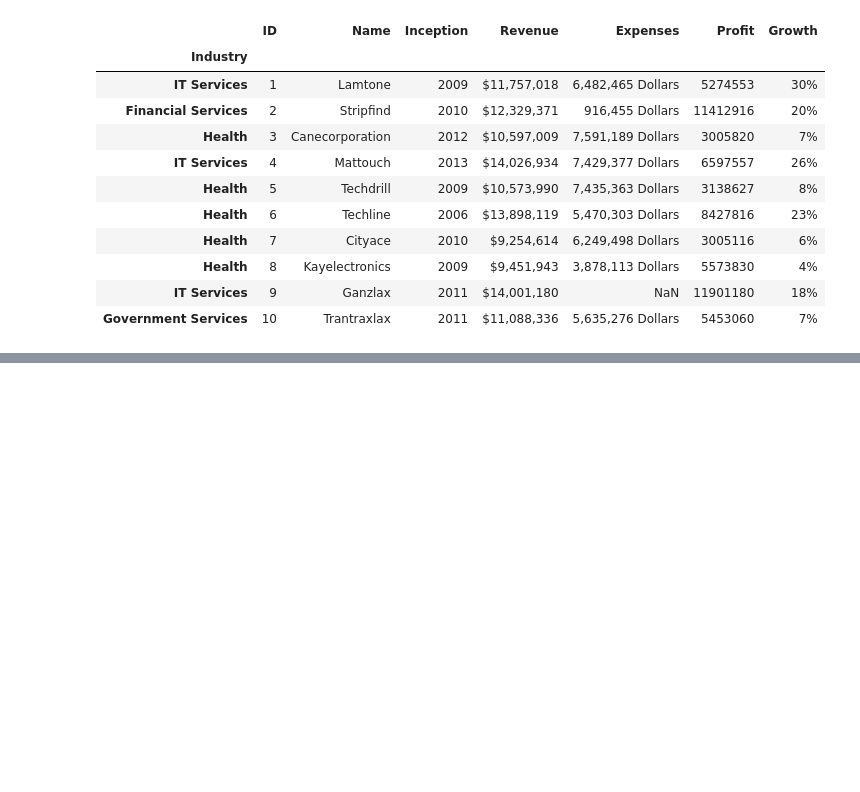
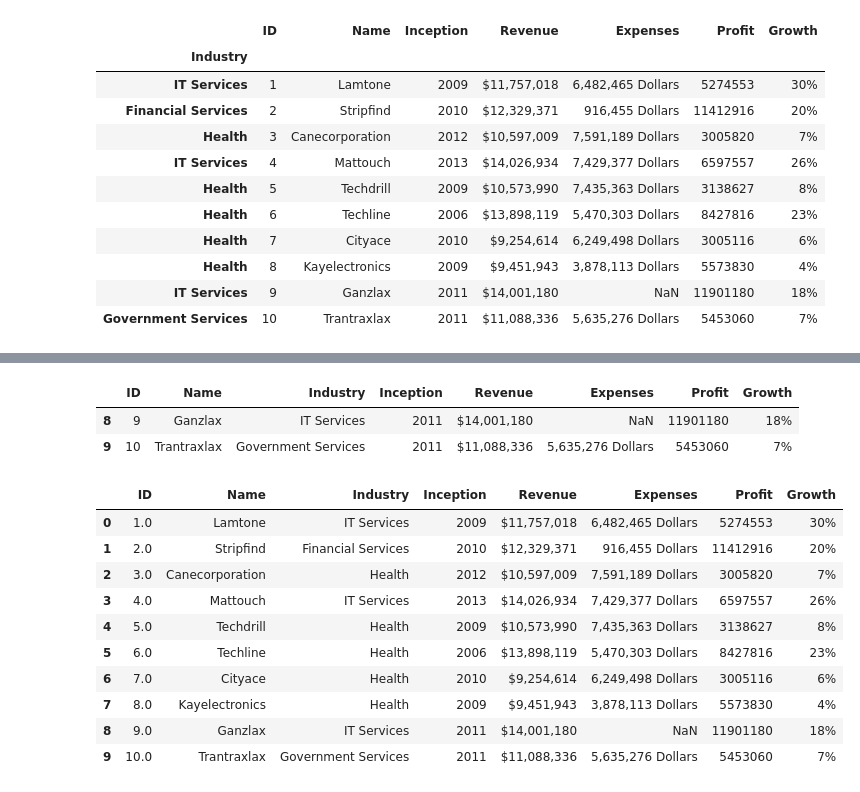
Before and after one commit to shuvookd/Machine_Learning, a Jupyter notebook: Pandas.ipynb, the cells around one changed output, grey strips where cells are left out. Cells and saved outputs as stored; diff of their text form; code cells hidden in the pictures; blank space fills up the shorter version.

```diff
--- a/Pandas.ipynb
+++ b/Pandas.ipynb
@@ -497,0 +609,23 @@ df
+# %%
+#Print last any number of row .tail(n)
+df.tail(2)
+# %% [output]
+|  | ID | Name | Industry | Inception | Revenue | Expenses | Profit | Growth |
+| 8 | 9 | Ganzlax | IT Services | 2011 | $14,001,180 | NaN | 11901180 | 18% |
+| 9 | 10 | Trantraxlax | Government Services | 2011 | $11,088,336 | 5,635,276 Dollars | 5453060 | 7% |
+# %%
+#Changing any column in any type
+df = pd.read_csv('/content/Fortune_10.csv', dtype = {'ID': 'float64'})
+df
+# %% [output]
+|  | ID | Name | Industry | Inception | Revenue | Expenses | Profit | Growth |
+| 0 | 1.0 | Lamtone | IT Services | 2009 | $11,757,018 | 6,482,465 Dollars | 5274553 | 30% |
+| 1 | 2.0 | Stripfind | Financial Services | 2010 | $12,329,371 | 916,455 Dollars | 11412916 | 20% |
+| 2 | 3.0 | Canecorporation | Health | 2012 | $10,597,009 | 7,591,189 Dollars | 3005820 | 7% |
+| 3 | 4.0 | Mattouch | IT Services | 2013 | $14,026,934 | 7,429,377 Dollars | 6597557 | 26% |
+| 4 | 5.0 | Techdrill | Health | 2009 | $10,573,990 | 7,435,363 Dollars | 3138627 | 8% |
+| 5 | 6.0 | Techline | Health | 2006 | $13,898,119 | 5,470,303 Dollars | 8427816 | 23% |
+| 6 | 7.0 | Cityace | Health | 2010 | $9,254,614 | 6,249,498 Dollars | 3005116 | 6% |
+| 7 | 8.0 | Kayelectronics | Health | 2009 | $9,451,943 | 3,878,113 Dollars | 5573830 | 4% |
+| 8 | 9.0 | Ganzlax | IT Services | 2011 | $14,001,180 | NaN | 11901180 | 18% |
+| 9 | 10.0 | Trantraxlax | Government Services | 2011 | $11,088,336 | 5,635,276 Dollars | 5453060 | 7% |
```
Also changed, not shown: parts of 21 cells of this notebook.
